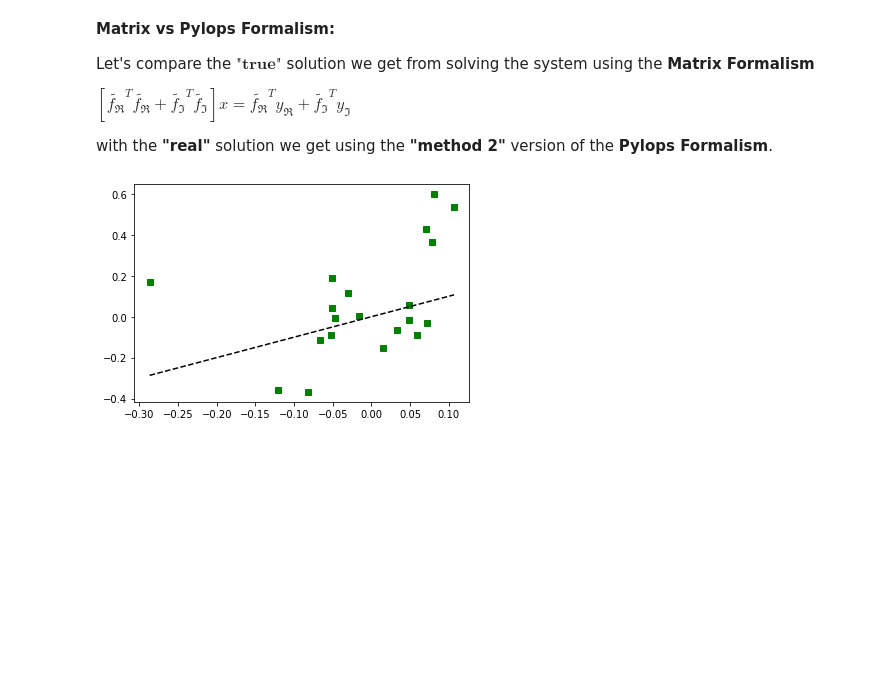
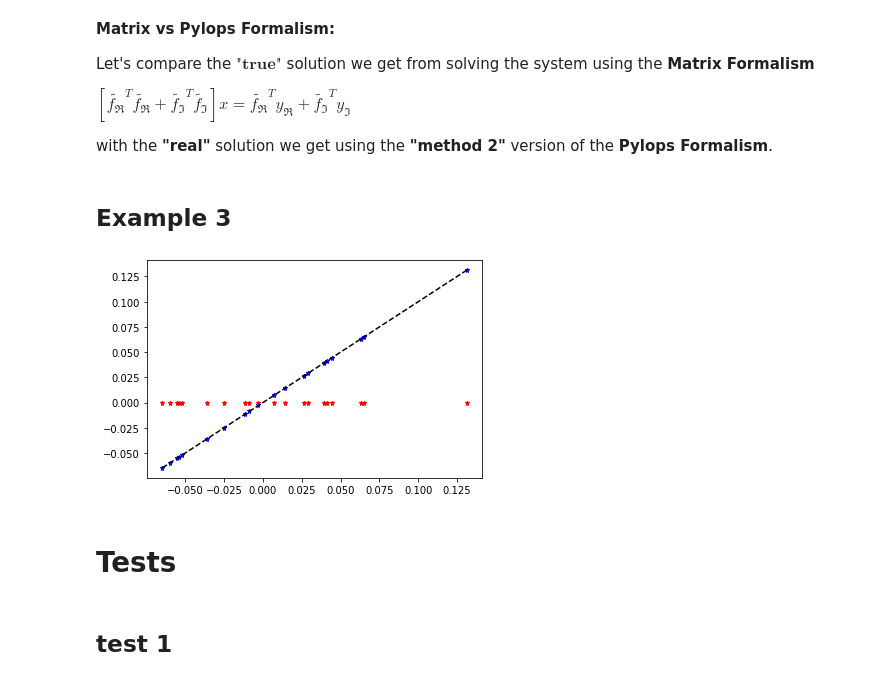
Before and after one commit to Sketos/github_issues, a Jupyter notebook: pylops/#202/main.ipynb, the cells around one changed output. Cells and saved outputs as stored; diff of their text form; code cells hidden in the pictures; blank space fills up the shorter version.

Commit message:
pylops #202

```diff
--- a/pylops/#202/main.ipynb
+++ b/pylops/#202/main.ipynb
@@ -749,11 +755,11 @@ $\left[ \tilde{f_{\Re}}^T \tilde{f_{\Re}} + \tilde{f_{\Im}}^T \tilde{f_{\Im}} \r
 
 with the **"real"** solution we get using the **"method 2"** version of the **Pylops Formalism**.
 # %%
-plt.figure()
-plt.plot(x, x_lops_with_real_and_imag_Ops, linestyle="None", marker="s", color="g")
+# plt.figure()
+# plt.plot(x, x_lops_with_real_and_imag_Ops, linestyle="None", marker="s", color="g")
 
-plot_1_to_1_from_x(x=x)
+# plot_1_to_1_from_x(x=x)
 
-plt.show()
+# plt.show()
-# %% [output]
-[figure, removed]
+# %% [markdown]
+## Example 3
@@ -759,0 +857,62 @@ plt.show()
+# %%
+regularization = False
+
+# h_coeff = 0.1
+# H = h_coeff * np.diag(np.ones(n_s, ))
+
+# HOp = H_Op(h=H)
+# #HOp = HOp.toreal(forw=False, adj=True)
+
+y_real = np.random.normal(0.0, 1.0, size=(n_v, ))
+y_imag = np.random.normal(0.0, 1.0, size=(n_v, ))
+
+HOp = None
+
+# NOTE:
+sigma = abs(
+    np.random.normal(0.0, 1.0, size=(n_v, ))
+)
+weights = 1.0 / sigma**2.0
+
+WOp = pylops.Diagonal(diag=weights, dtype="float64")
+
+_x_for_MF = x_for_MF(
+    Dop=Dop,
+    f=f,
+    d_real=y_real,
+    d_imag=y_imag,
+    WOp=WOp,
+    HOp=HOp
+)
+_x_for_PF = x_for_PF(
+    Dop=Dop,
+    f=f,
+    d_real=y_real,
+    d_imag=y_imag,
+    WOp=WOp,
+    HOp=HOp
+)
+
+
+# NOTE: Plot
+x_min = np.min(_x_for_MF)
+x_max = np.max(_x_for_MF)
+
+plt.figure()
+plt.plot(_x_for_MF, _x_for_PF.real, linestyle="None", marker="*", markersize=5, color="b")
+plt.plot(_x_for_MF, _x_for_PF.imag, linestyle="None", marker="*", markersize=5, color="r")
+
+plt.plot(
+    np.linspace(x_min, x_max, 10),
+    np.linspace(x_min, x_max, 10),
+    linestyle="--",
+    color="black"
+)
+
+plt.show()
+# %% [output]
+[figure, added]
+# %% [markdown]
+# Tests
+# %% [markdown]
+## test 1
```
Also changed, not shown: parts of 29 cells of this notebook, 2 other files.
